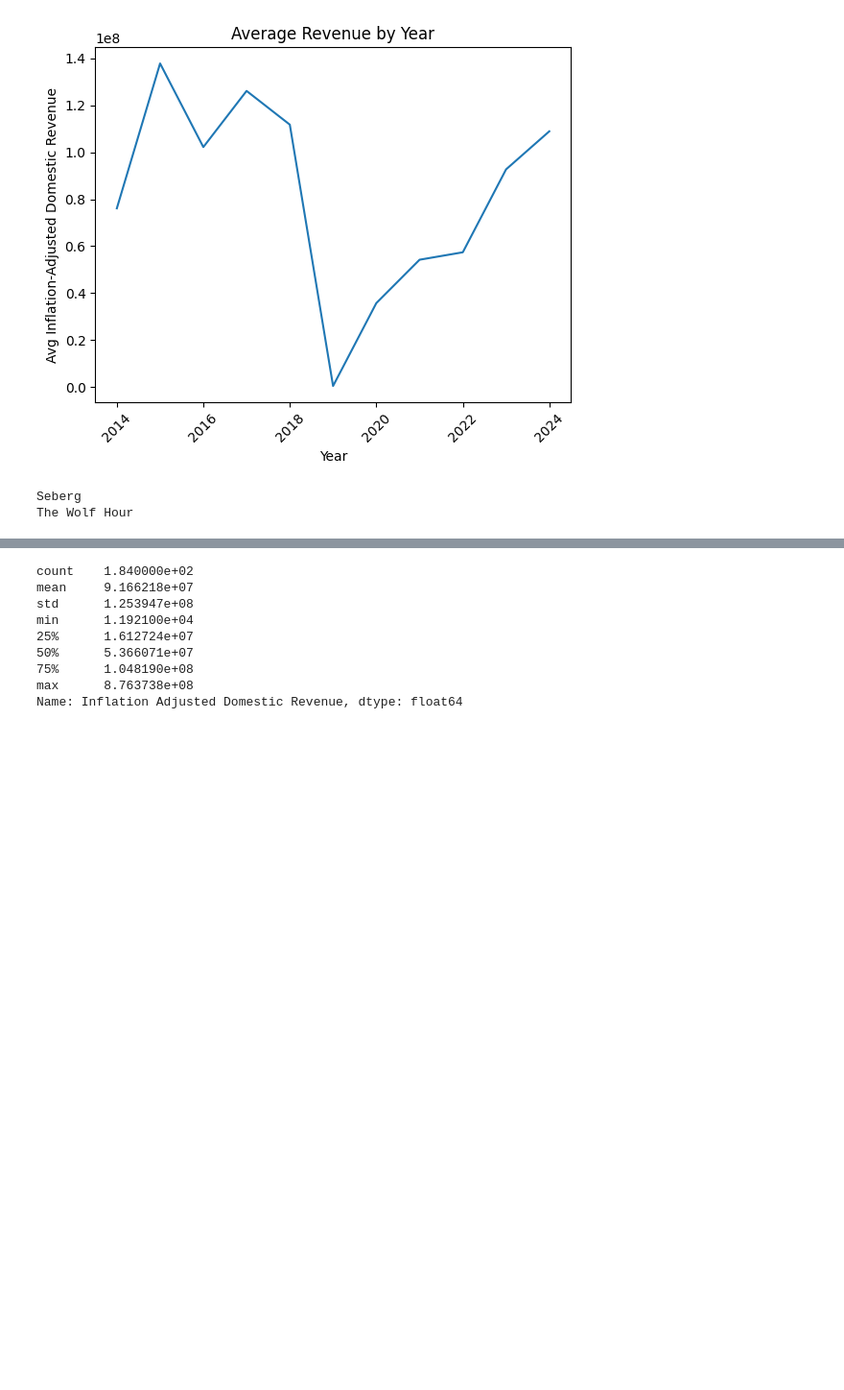
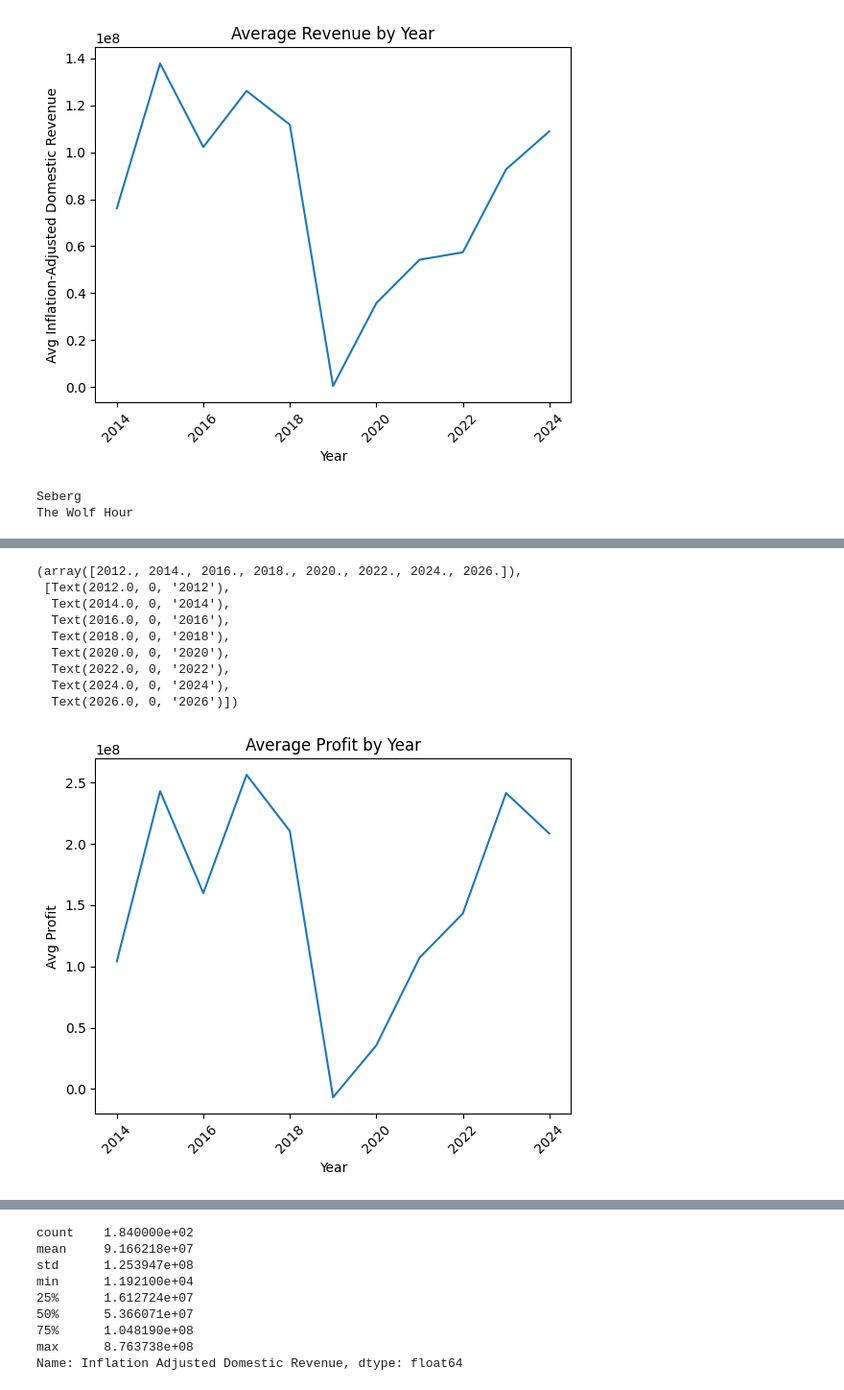
Before and after one commit to CNelson2004/Final_Movie_Analysis, a Jupyter notebook: analyze.ipynb, the cells around one changed output, grey strips where cells are left out. Shown at 96% size. Cells and saved outputs as stored; diff of their text form; code cells hidden in the pictures; blank space fills up the shorter version.

```diff
--- a/analyze.ipynb
+++ b/analyze.ipynb
@@ -127,0 +139,24 @@ for title in df.loc[df['year'] < 2014, 'Title']:
+# %%
+# this shows a more simplified version of the above graph
+df['Release_Date'] = pd.to_datetime(df['Release Date'])
+df['year'] = df['Release_Date'].dt.year
+
+yearly = df.groupby('year')['Profit'].mean().reset_index()
+
+
+plt.plot(yearly['year'], yearly['Profit'])
+plt.xlabel('Year')
+plt.ylabel('Avg Profit')
+plt.title('Average Profit by Year')
+plt.xticks(rotation=45)
+# %% [output]
+(array([2012., 2014., 2016., 2018., 2020., 2022., 2024., 2026.]),
+ [Text(2012.0, 0, '2012'),
+  Text(2014.0, 0, '2014'),
+  Text(2016.0, 0, '2016'),
+  Text(2018.0, 0, '2018'),
+  Text(2020.0, 0, '2020'),
+  Text(2022.0, 0, '2022'),
+  Text(2024.0, 0, '2024'),
+  Text(2026.0, 0, '2026')])
+[figure, added]
```
Also changed, not shown: parts of 10 cells of this notebook, 11 other files.
